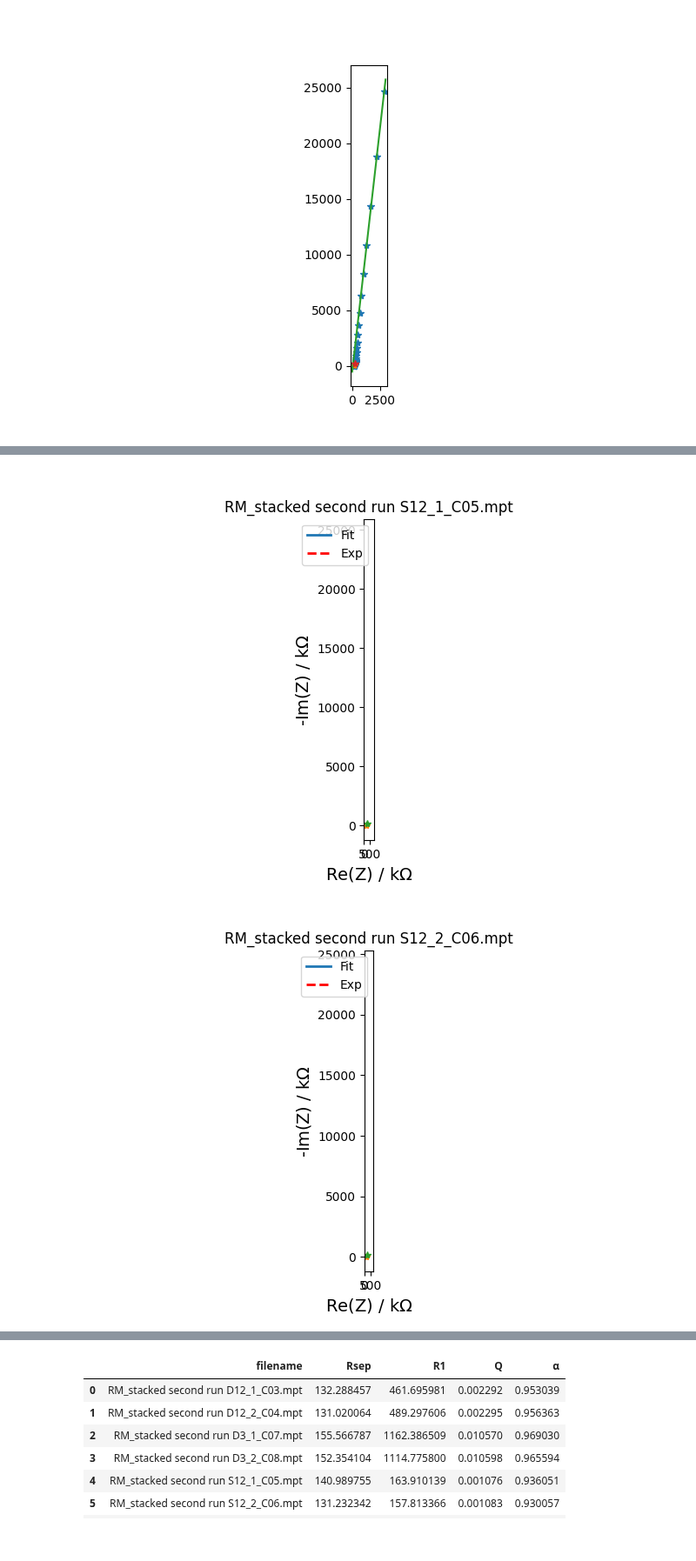
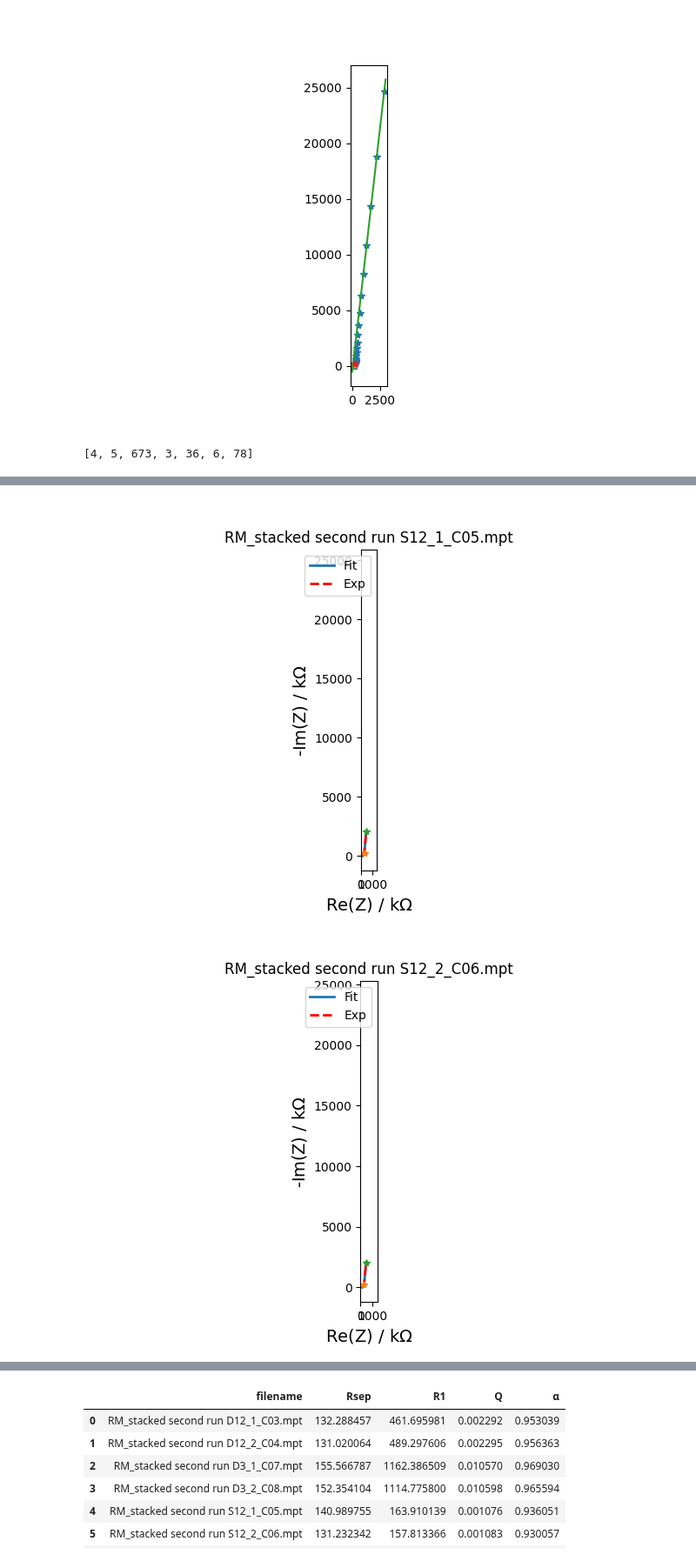
Before and after one commit to Yugal0/fitting-experimental, a Jupyter notebook: code/single type electrode.ipynb, the cells around one changed output, grey strips where cells are left out. Shown at 87% size. Cells and saved outputs as stored; diff of their text form; code cells hidden in the pictures.

```diff
--- a/code/single type electrode.ipynb
+++ b/code/single type electrode.ipynb
@@ -48,6 +48,11 @@ ax.plot(np.real(z[idx_l]),-np.imag(z[idx_l]),"*")
 8.760821172982192 -60.7519535447042
 [<matplotlib.lines.Line2D at 0x...>]
 [figure]
+# %%
+a=[4,5,673,3,36,6,78,9]
+a[0:-1]
+# %% [output]
+[4, 5, 673, 3, 36, 6, 78]
 # %%
 folder_path=os.path.join("..","exp data","EIS mpt files","single type")
 first_itr=True
@@ -59,10 +64,8 @@ for file_name in os.listdir(folder_path):
     z_orig=z
 
     if(file_name=="RM_stacked second run S12_1_C05.mpt" or file_name=="RM_stacked second run S12_2_C06.mpt"):
-        f_low=6.65e-2/10
-        f_idx=find_index_of_nearest(f,f_low)
-        f=f[0:f_idx]
-        z=z[0:f_idx]
+        f=f[0:-5]
+        z=z[0:-5]
 
     f_turn,idx,_,_=find_turning_freq(f,z)
     idx_l=find_index_of_nearest(f_turn/10,f)
@@ -98,35 +101,35 @@ for file_name in os.listdir(folder_path):
     ax.plot(np.real(z_orig[-1]),-np.imag(z_orig[-1]),"*")
 
     ax.legend(["Fit","Exp"])
     ax.set_title(file_name)
     ax.set_aspect("equal")
     ax.set_xlim(0,3*np.max(np.real(z)))
     # ax.set_ylim(0,)
     fig.savefig(f"../fitted plots/single/{file_name[:-4]}",dpi=700)
 
     if first_itr:
         data=[
             ["filename","Rsep","R1","Q","α"],
             [f"{file_name}",c.parameters_[0],c.parameters_[1],c.parameters_[2],c.parameters_[3]]
         ]
         first_itr=False
         with open(fcsv,"w",newline="",encoding='UTF-8') as csv_file:
             writer=csv.writer(csv_file)
             writer.writerows(data)
     else:
         data=[
             [f"{file_name}",c.parameters_[0],c.parameters_[1],c.parameters_[2],c.parameters_[3]]
         ]
         with open(fcsv,"a",newline="",encoding='UTF-8') as csv_file:
             writer=csv.writer(csv_file)
             writer.writerows(data)
 # %% [output]
 [figure]
 [figure]
 [figure]
 [figure]
-[figure, old version]
+[figure, new version]
-[figure, old version]
+[figure, new version]
 [figure]
 [figure]
 # %%
```
Also changed, not shown: 3 other files.
